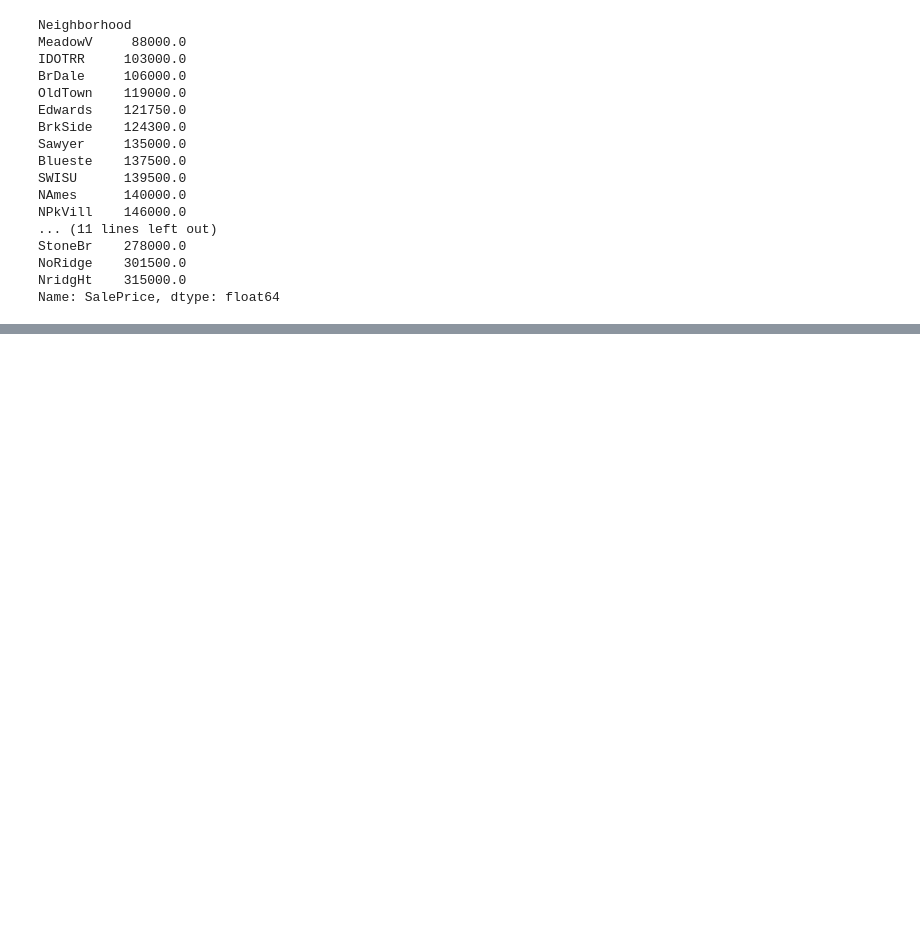
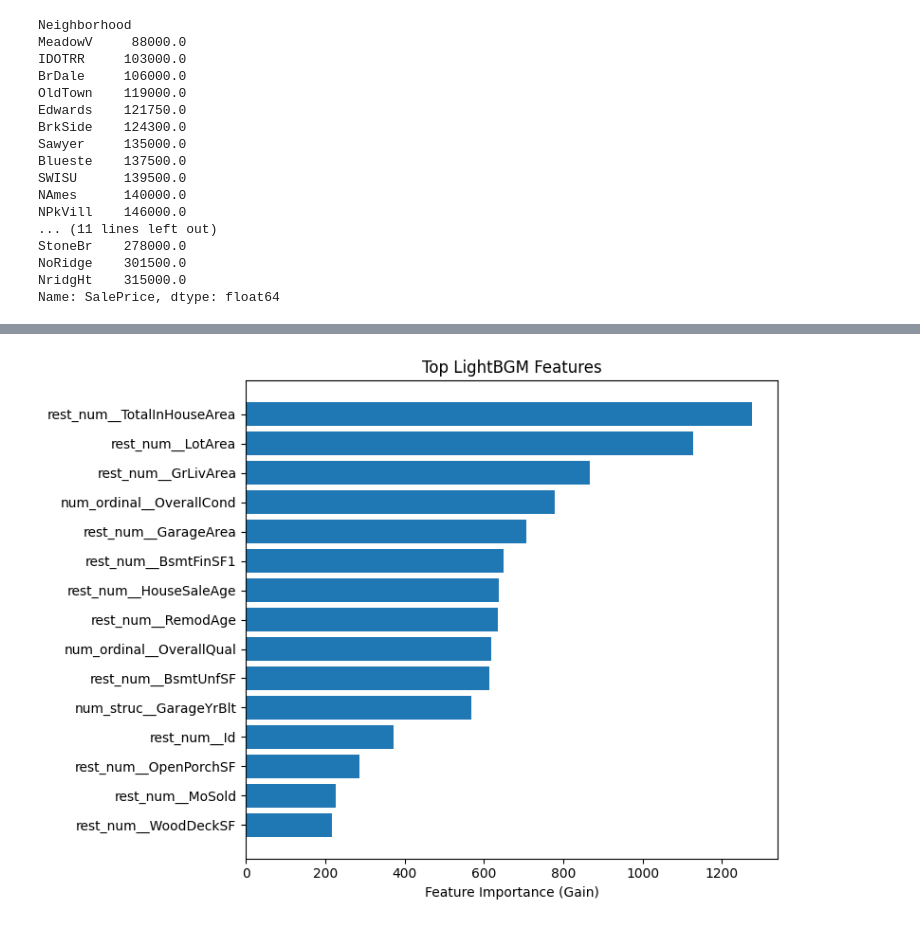
Before and after one commit to jakelis/Kaggle_House_Prices, a Jupyter notebook: notebooks/06_error_analysis.ipynb, the cells around one changed output, grey strips where cells are left out. Cells and saved outputs as stored; diff of their text form; code cells hidden in the pictures; blank space fills up the shorter version.

```diff
--- a/notebooks/06_error_analysis.ipynb
+++ b/notebooks/06_error_analysis.ipynb
@@ -252,0 +255,19 @@ The medium price of IDOTRR, OldTown, and Edwards are of the lowest, from the 20
+# %%
+# Analyse Feature Importance
+
+preprocessor = lgb_pipe.named_steps['preprocessor']
+lgb_model = lgb_pipe.named_steps['model']
+
+feature_names = preprocessor.get_feature_names_out()
+
+importances = lgb_model.feature_importances_
+
+fi_df = (
+  pd.DataFrame({
+    'feature' : feature_names,
+    'importance' : importances
+  }).sort_values('importance', ascending= False)
+)
+
+# See the top 20 important features
+fi_df.head(20)
@@ -252,0 +292,18 @@ The medium price of IDOTRR, OldTown, and Edwards are of the lowest, from the 20
+# %%
+# plot top features
+
+import matplotlib.pyplot as plt
+
+top_n = 15
+plt.figure(figsize=(8,6))
+plt.barh(
+  fi_df.head(top_n)['feature'][::-1],
+  fi_df.head(top_n)['importance'][::-1]
+)
+
+plt.xlabel("Feature Importance (Gain)")
+plt.title("Top LightBGM Features")
+plt.tight_layout()
+plt.show()
+# %% [output]
+[figure, added]
```
Also changed, not shown: parts of 8 cells of this notebook.
